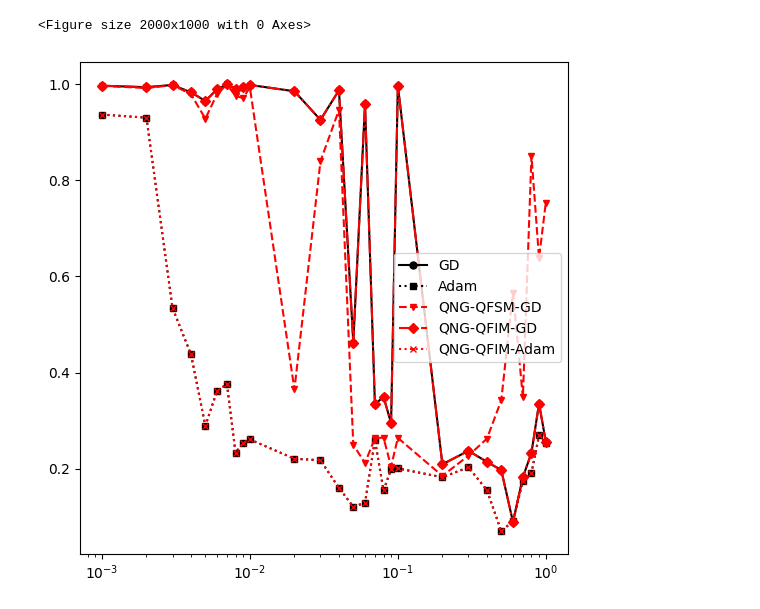
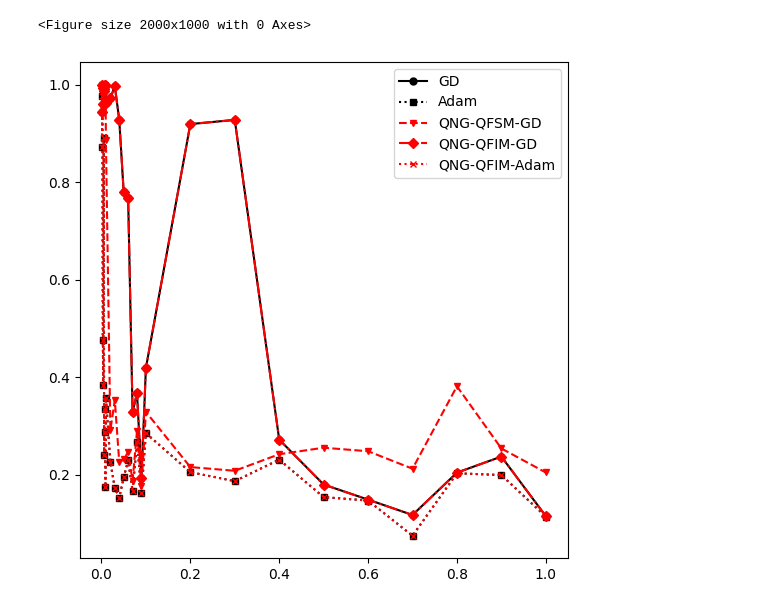
Before and after one commit to NAIST-Archlab/QNG-Benchmark, a Jupyter notebook: plot/plot_compilation_learning_rate.ipynb, the cells around one changed output. Cells and saved outputs as stored; diff of their text form; code cells hidden in the pictures.

```diff
--- a/plot/plot_compilation_learning_rate.ipynb
+++ b/plot/plot_compilation_learning_rate.ipynb
@@ -26,32 +26,31 @@ fig, ax = plt.subplots(1, 1, figsize=(5.5, 5.5))
 
 losss = np.zeros((len(lrs), len(labels)))
 for i, lr in enumerate(lrs):
     loss = np.loadtxt(f"../data/loss_lr/loss_{num_qubits}qubit_lr{lr}.txt")
     for j, opt in enumerate(labels):
         losss[i, j] = loss[j]
 
 for j, opt in enumerate(labels):
     plt.plot(lrs, losss[:, j], label=opt, linestyle=line_styles[j], color=colors[j], marker=markers[j], markersize=5)
-plt.xscale('log')
 #     ax[k //2, k %2].set_title(title[k], fontsize = 12)
 #     if k in [0, 2]:
 #         ax[k //2, k %2].set_ylim(-0.1, 1.1)
 #         ax[k //2, k %2].set_yticks([0, 0.2, 0.4, 0.6, 0.8, 1])
 #         ax[k //2, k %2].set_yticklabels([0, 0.2, 0.4, 0.6, 0.8, 1])
 #         ax[k //2, k %2].set_ylabel(r"$\mathcal{C}^* (\boldsymbol{\theta})$", fontsize = 12)
 #     else:
 #         ax[k //2, k %2].set_yticklabels([])
 #     ax[k //2, k %2].set_xticks(list(range(1, 10)))
 #     if k in [2, 3]:
 #         ax[k //2, k %2].set_xlabel("#layers")
 #     else:
 #         ax[k //2, k %2].set_xticklabels([])
 #     k += 1
 # ax[0, 0].legend(ncol = 1)
 plt.legend()
 plt.tight_layout()
 # plt.savefig('../data/images/new_mincost_vs_ansatz.svg', bbox_inches='tight')
 # plt.show()
 # %% [output]
 <Figure size 2000x1000 with 0 Axes>
-[figure, old version]
+[figure, new version]
```
Also changed, not shown: 28 other files.
